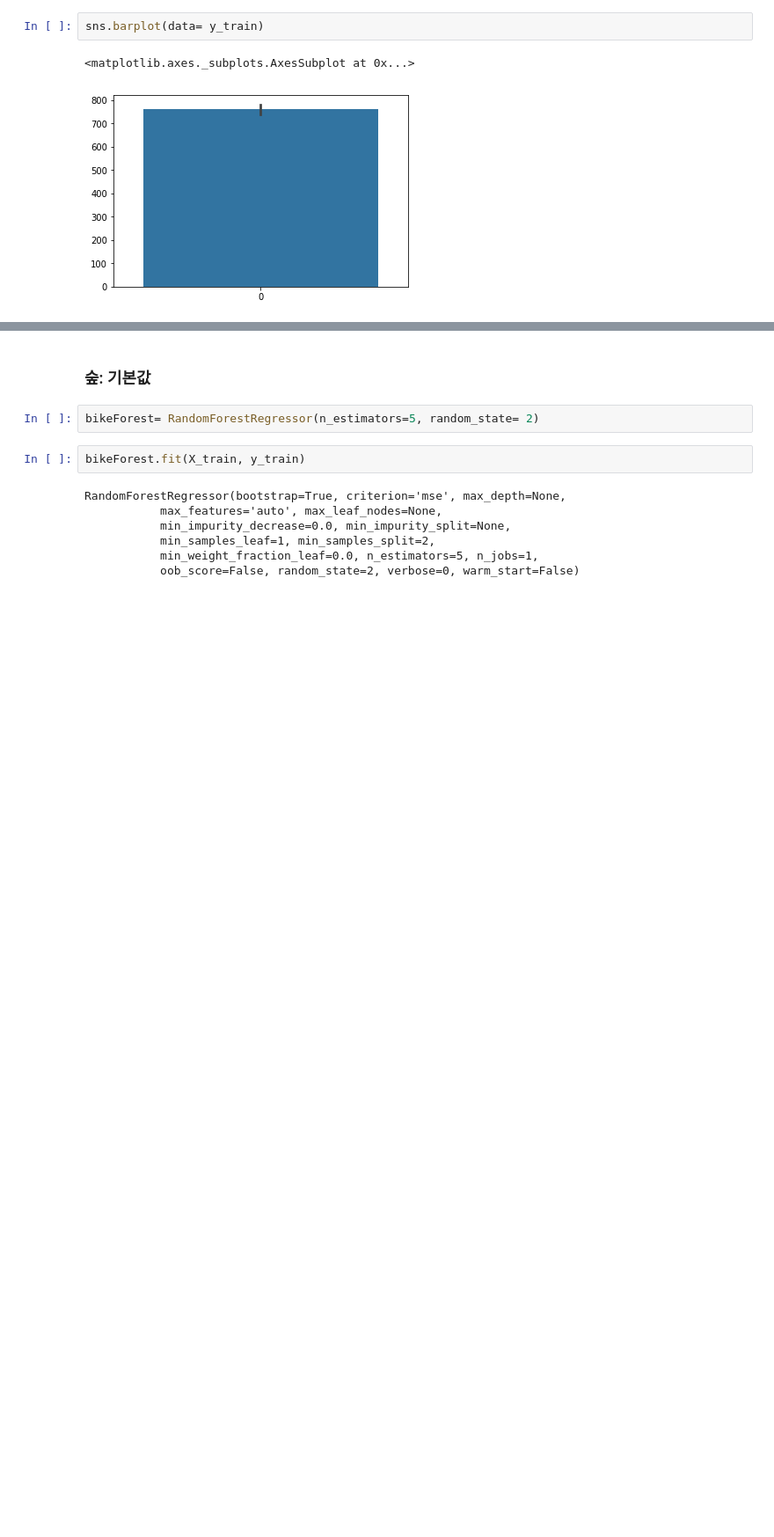
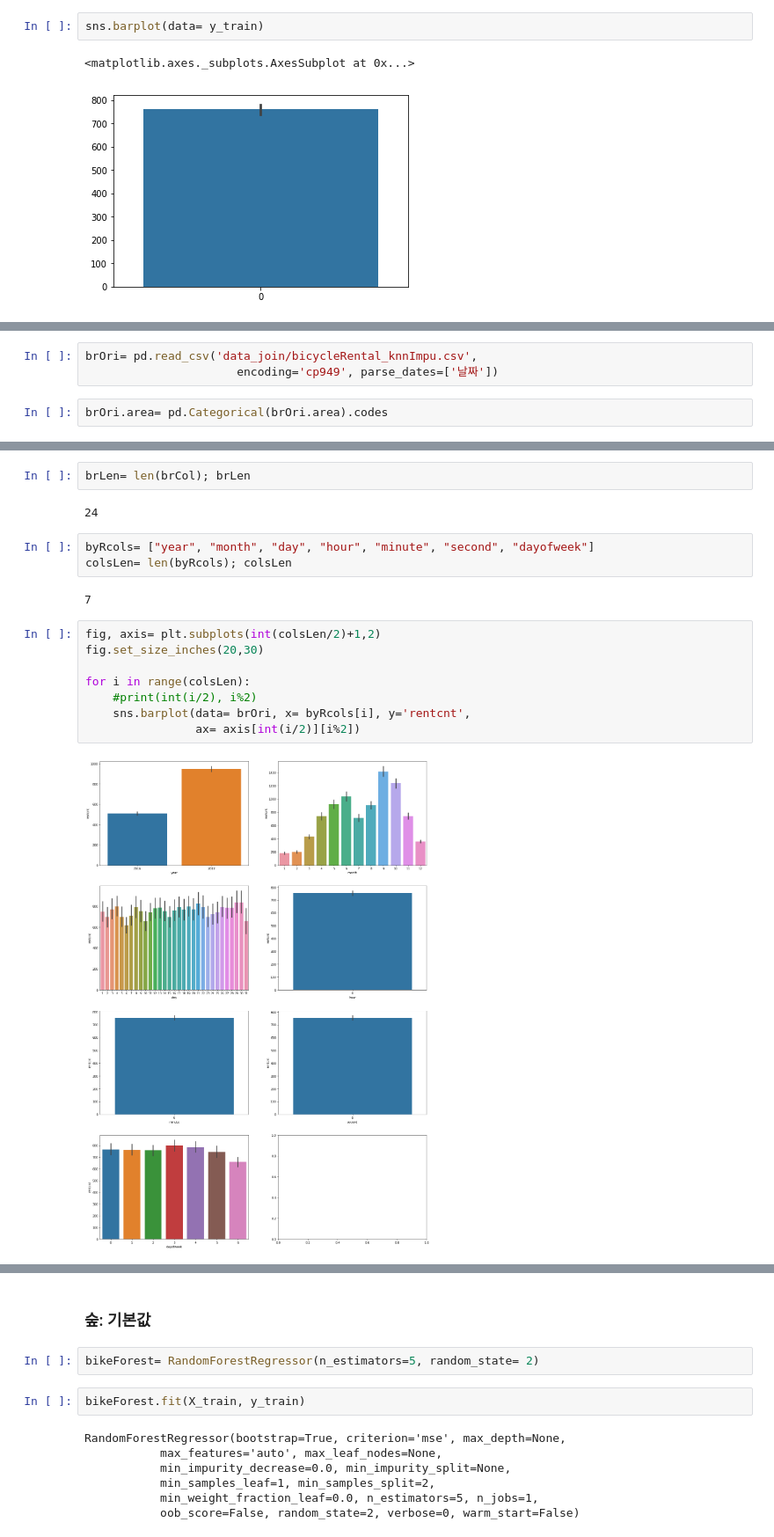
Before and after one commit to firstock/proj_sponge_bicycle, a Jupyter notebook: KHJ_MLmodeling_randFore.ipynb, the cells around one changed output, grey strips where cells are left out. Shown at 88% size. Cells and saved outputs as stored; diff of their text form; blank space fills up the shorter version.

Commit message:
KHJ_addCode_visualRentcount_date

```diff
--- a/KHJ_MachineLearning_bikeRent.ipynb
+++ b/KHJ_MLmodeling_randFore.ipynb
@@ -103,0 +108,5 @@ sns.barplot(data= y_train)
+# %%
+brOri= pd.read_csv('data_join/bicycleRental_knnImpu.csv',
+                      encoding='cp949', parse_dates=['날짜'])
+# %%
+brOri.area= pd.Categorical(brOri.area).codes
@@ -103,0 +153,19 @@ sns.barplot(data= y_train)
+# %%
+brLen= len(brCol); brLen
+# %% [output]
+24
+# %%
+byRcols= ["year", "month", "day", "hour", "minute", "second", "dayofweek"]
+colsLen= len(byRcols); colsLen
+# %% [output]
+7
+# %%
+fig, axis= plt.subplots(int(colsLen/2)+1,2)
+fig.set_size_inches(20,30)
+
+for i in range(colsLen):
+    #print(int(i/2), i%2)
+    sns.barplot(data= brOri, x= byRcols[i], y='rentcnt',
+                ax= axis[int(i/2)][i%2])
+# %% [output]
+[figure, added]
```
Also changed, not shown: parts of 7 cells of this notebook, 1 other file.
